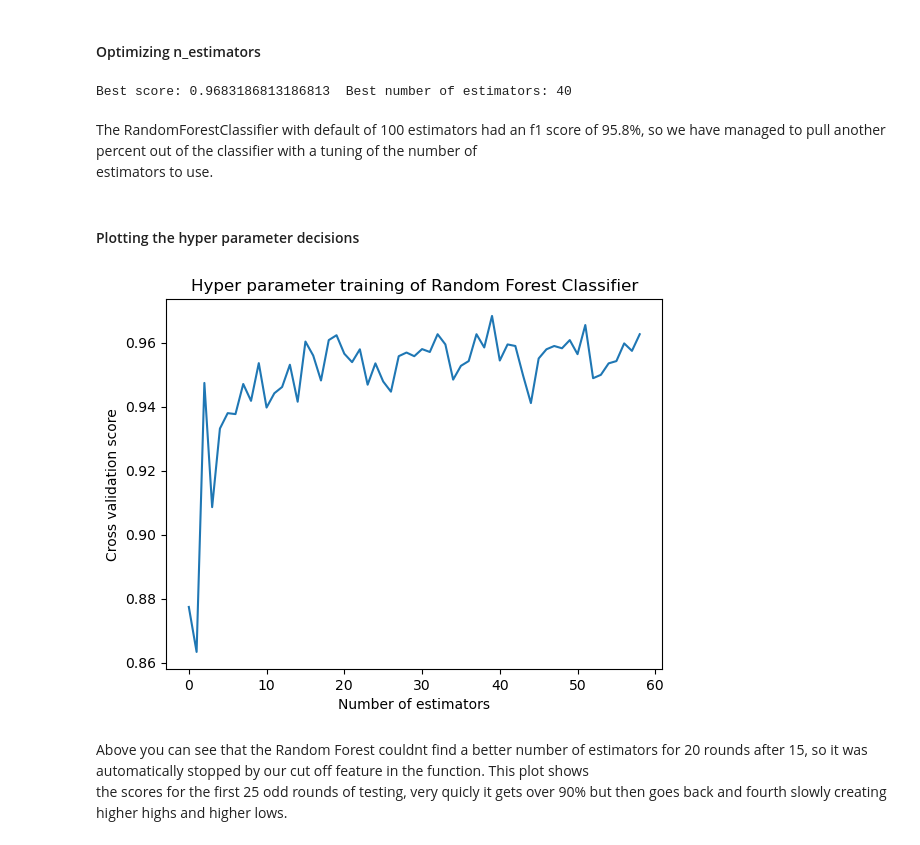
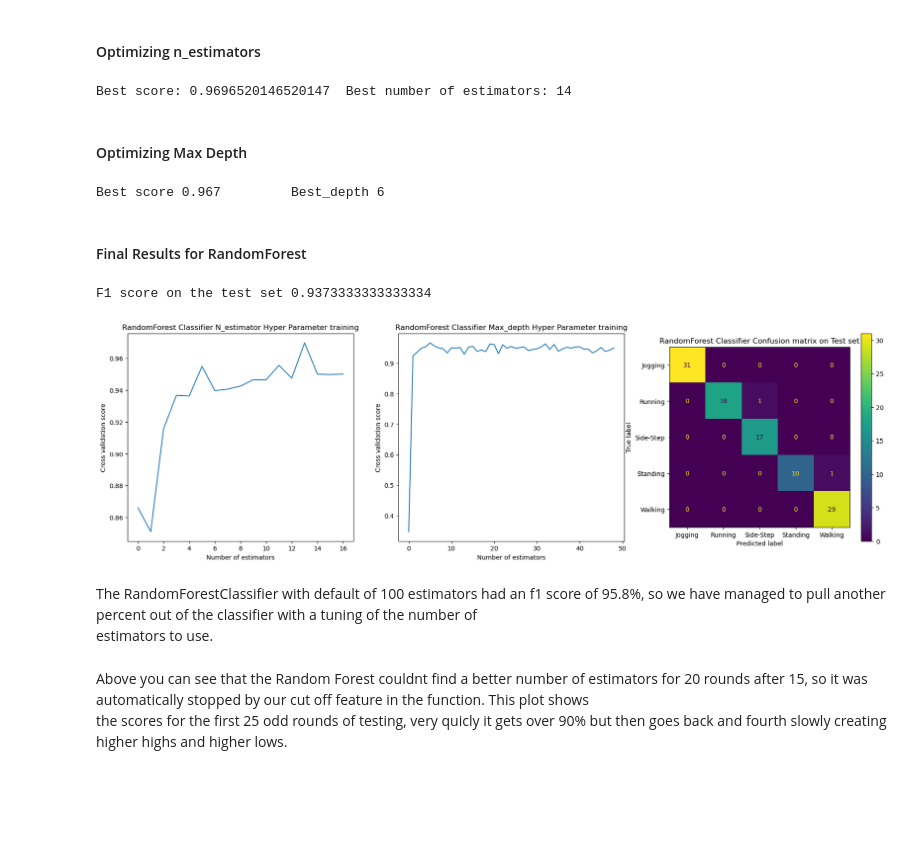
Before and after one commit to Mokoto-K/COSC102-assignment-3, a Jupyter notebook: assignment-3-Remake.ipynb, the cells around one changed output. Drawn from its saved outputs; the diff is of its cells as text; code cells hidden in the pictures; blank space fills up the shorter version.

```diff
--- a/assignment-3-Remake.ipynb
+++ b/assignment-3-Remake.ipynb
@@ -882,7 +883,7 @@ def optimise_estimators(classifier, max_estimators, X, y):
     # Keeps track of how many estimators haven't scored a new high score
     stop_counter = 0
     # The total number of estimators in a row that are allowed to not score a new high
-    stop_limit = 50
+    stop_limit = 10
 
     # Iterator through a number series from 1 to max_estimators
     for estimator in range(1, max_estimators):
@@ -914,3 +936,26 @@ def optimise_estimators(classifier, max_estimators, X, y):
+# %%
+def plot_tuning(name, series_1, series_2, series_3):
+    """
+
+    """
+    fig, ax = plt.subplots(1,3, figsize=(22, 6))
+
+    # Plot the first hyper parameter optimization decision curve
+    ax[0].plot(np.arange(0, len(series_1)), series_1)
+    ax[0].set_xlabel("Number of estimators")
+    ax[0].set_ylabel("Cross validation score")
+    ax[0].set_title(f"{name} N_estimator Hyper Parameter training")
+
+    # Plot the second hyper parameter optimization decision curve
+    ax[1].plot(np.arange(0, len(series_2)), series_2)
+    ax[1].set_xlabel("Number of estimators")
+    ax[1].set_ylabel("Cross validation score")
+    ax[1].set_title(f"{name} Max_depth Hyper Parameter training")
+
+    # Plot the final confusion matrix of the classifier on the test set
+    ConfusionMatrixDisplay.from_predictions(series_3[0], series_3[1], display_labels = lb.classes_, ax=ax[2])
+    ax[2].set_title(f"{name} Confusion matrix on Test set")
+    plt.show()
 # %% [markdown]
 ### RandomForestClassifier
 # %% [markdown]
@@ -920,23 +965,32 @@ rnd = RandomForestClassifier
 
 number_of_estimators = 100
 
-best_estimator, cv_scores = optimise_estimators(rnd, number_of_estimators, X_train, y_train)
-rnd_trained = RandomForestClassifier(n_estimators = best_estimator)
+rnd_best_estimator, estimator_scores = optimise_estimators(rnd, number_of_estimators, X_train, y_train)
 # %% [output]
-Best score: 0.9683186813186813  Best number of estimators: 40
+Best score: 0.9696520146520147  Best number of estimators: 14
+# %% [markdown]
+#### Optimizing Max Depth
+# %%
+depths = 50
+rnd_best_depth, depth_scores = optimize_depth(rnd, rnd_best_estimator, depths, X_train, y_train)
+# %% [output]
+Best score 0.967         Best_depth 6
+# %% [markdown]
+#### Final Results for RandomForest
+# %%
+rnd_trained = RandomForestClassifier(n_estimators=rnd_best_estimator, max_depth=rnd_best_depth).fit(X_train, y_train)
+
+y_pred = rnd_trained.predict(X_test)
+test_f1 = f1_score(y_test, y_pred, average="macro")
+print(f"F1 score on the test set {f1}")
+
+plot_tuning("RandomForest Classifier", estimator_scores, depth_scores, (y_test, y_pred))
+# %% [output]
+F1 score on the test set 0.9373333333333334
+[figure, added]
 # %% [markdown]
 The RandomForestClassifier with default of 100 estimators had an f1 score of 95.8%, so we have managed to pull another percent out of the classifier with a tuning of the number of <br>
 estimators to use.
-# %% [markdown]
-#### Plotting the hyper parameter decisions
-# %%
-plt.plot(np.arange(0, len(cv_scores)), cv_scores)
-plt.xlabel("Number of estimators")
-plt.ylabel("Cross validation score")
-plt.title("Hyper parameter training of Random Forest Classifier")
-plt.show()
-# %% [output]
-[figure, removed]
 # %% [markdown]
 Above you can see that the Random Forest couldnt find a better number of estimators for 20 rounds after 15, so it was automatically stopped by our cut off feature in the function. This plot shows <br>
 the scores for the first 25 odd rounds of testing, very quicly it gets over 90% but then goes back and fourth slowly creating higher highs and higher lows.
```
Also changed, not shown: parts of 15 cells of this notebook.
